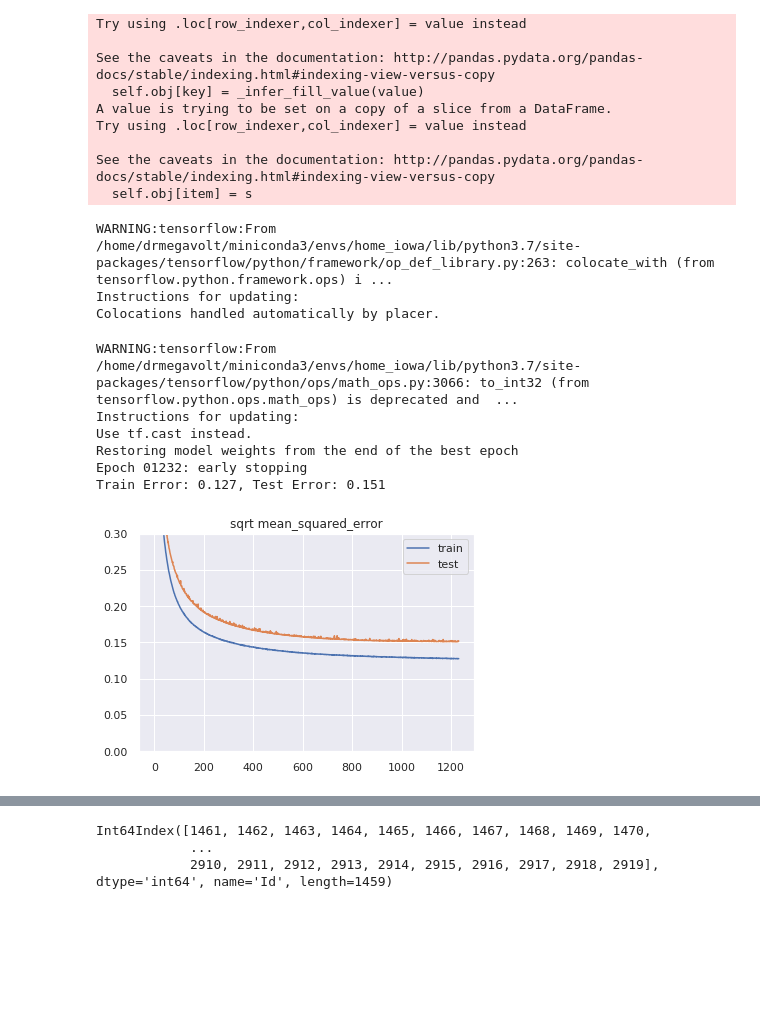
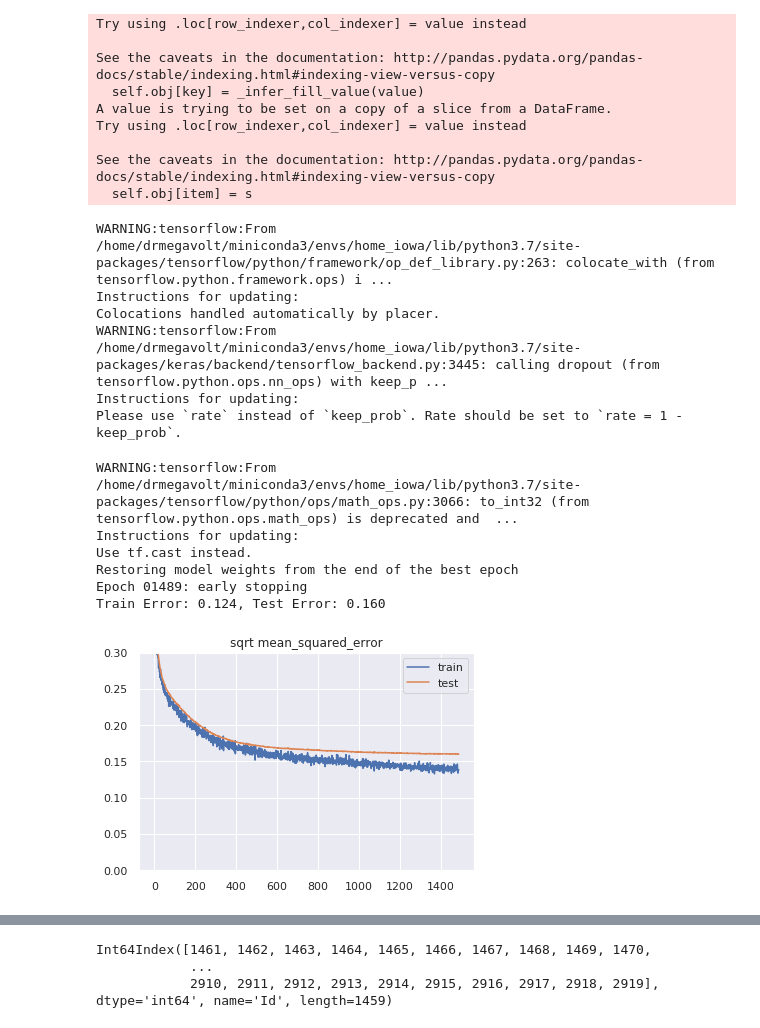
Before and after one commit to DrMegavolt/kaggle_house_iowa, a Jupyter notebook: TF_model.ipynb, the cells around one changed output, grey strips where cells are left out. Saved outputs shown, nothing was run; the diff lists cells and outputs as text; code cells hidden in the pictures; blank space fills up the shorter version.

```diff
--- a/TF_model.ipynb
+++ b/TF_model.ipynb
@@ -50,11 +51,15 @@ bath_pipeline = Pipeline([
 
 
 important_columns = [
-    'GrLivArea', 'YearBuilt', 'OverallQual','MSSubClass',
+    'GrLivArea', 'MasVnrArea', 'LotArea',  '1stFlrSF',
+
+    'YearBuilt','YearRemodAdd',
+
+    'OverallQual','MSSubClass',
     'Neighborhood', 'SaleType', 'SaleCondition',
-    'BldgType','LotFrontage','GarageCars',
+    'BldgType','LotFrontage','GarageCars','CentralAir',
     'PoolQC', 'BsmtQual','ExterQual', 'KitchenQual',
-    'MasVnrType', 'LotArea',  '1stFlrSF', 'HouseStyle'
+    'MasVnrType', 'HouseStyle'
 ]
 # No improovement
 # 'BldgType'
@@ -76,6 +81,7 @@ masVnrTypeTrans = DummiesTransformer(column='MasVnrType', keys=['BrkCmn', 'BrkFa
                                                                 'CBlock','None', 'Stone'])
 lotConfigTrans = DummiesTransformer(column='LotConfig', keys=['Inside', 'Corner', 'CulDSac',
                                                              'FR2', 'FR3'])
+aircTrans = DummiesTransformer(column='CentralAir', keys=['Y', 'N'])
 houseStyleTrans = DummiesTransformer(column='HouseStyle', keys=['1Story','1.5Fin','1.5Unf',
                                                                '2Story','2.5Fin','2.5Unf',
                                                                'SFoyer','SLvl'])
@@ -87,11 +93,12 @@ core_pipeline = Pipeline(
      ('DummiesNeighborhood', neigbTrans),
      ('DummiesSaleType', saleTypeTrans),
      ('DummiesBldgType',bdTypeTrans),
-     ('fillNaAsZero', FillNA(columns=['LotFrontage','GarageCars'], fill_value=0)),
+     ('fillNaAsZero', FillNA(columns=['LotFrontage','GarageCars','MasVnrArea'], fill_value=0)),
      ('fillNaAsNone', FillNA(columns=['BsmtQual','ExterQual','KitchenQual',
                                      'SaleCondition','MasVnrType'], fill_value='None')),
      ('LogLotFrontage', ApplyTransformer(fn=lambda x:np.log1p(x.LotFrontage), name='LotFrontage')),
      ('LogGrLivArea', ApplyTransformer(fn=lambda x:np.log1p(x.GrLivArea), name='GrLivArea')),
+     ('LogMasVnrArea', ApplyTransformer(fn=lambda x:np.log1p(x.GrLivArea), name='MasVnrArea')),
      ('Log1stFlrSF', ApplyTransformer(fn=lambda x:np.log1p(x['1stFlrSF']), name='1stFlrSF')),
      ('PoolQC_Exists', ApplyTransformer(fn=lambda x:0 if (pd.isnull(x['PoolQC'])) else 1, name='PoolQC')),
      ('BsmtQualTrans', bsmtQualTrans),
@@ -99,7 +106,8 @@ core_pipeline = Pipeline(
      ('kitQualTrans', kitQualTrans),
      ('saleCondTrans', saleCondTrans),
       ('houseStyletrans', houseStyleTrans),
-     ('masVnrTypeTrans',masVnrTypeTrans)
+     ('masVnrTypeTrans',masVnrTypeTrans),
+     ('aircTrans', aircTrans)
     ])
 
 pp = PandasFeatureUnion([
@@ -135,9 +143,11 @@ input_layer = Dense(20,
                     activation='relu',
                     kernel_initializer='normal')
 model.add(input_layer)
+model.add(Dropout(rate=0.1))
 
-model.add(Dense(100, activation='relu', kernel_initializer='normal') )
-# model.add(Dropout(rate=0.1))
+model.add(Dense(50, activation='relu', kernel_initializer='normal') )
+model.add(Dense(25, activation='relu', kernel_initializer='normal') )
+model.add(Dense(10, activation='relu', kernel_initializer='normal') )
 model.add(Dense(1, activation='linear'))
 
 optimizer = keras.optimizers.SGD(lr=0.001) #Adam(lr=0.0015);
@@ -147,42 +157,45 @@ model.compile(loss='mean_squared_error', optimizer=optimizer)
 WARNING:tensorflow:From /home/drmegavolt/miniconda3/envs/home_iowa/lib/python3.7/site-packages/tensorflow/python/framework/op_def_library.py:263: colocate_with (from tensorflow.python.framework.ops) i ...
 Instructions for updating:
 Colocations handled automatically by placer.
+WARNING:tensorflow:From /home/drmegavolt/miniconda3/envs/home_iowa/lib/python3.7/site-packages/keras/backend/tensorflow_backend.py:3445: calling dropout (from tensorflow.python.ops.nn_ops) with keep_p ...
+Instructions for updating:
+Please use `rate` instead of `keep_prob`. Rate should be set to `rate = 1 - keep_prob`.
 # %%
 
 trainX, testX, trainy, testy = train_test_split(X_train,
                                                     y_train,
-                                                    test_size=0.2,
+                                                    test_size=0.3,
                                                     random_state=1)
 
 trainX_ids = trainX.index
 scaler = preprocessing.MinMaxScaler(feature_range=(0, 1))
 scaler.fit(trainX)
 trainX= scaler.transform(trainX)
 testX= scaler.transform(testX)
 testData = X_test
 X_test=scaler.transform(X_test)
 # fit model
-early_stop = keras.callbacks.EarlyStopping(monitor='val_loss', min_delta=0.00001,
-                                           patience=60, verbose=1, mode='auto',
+early_stop = keras.callbacks.EarlyStopping(monitor='val_loss', min_delta=0.0001,
+                                           patience=100, verbose=1, mode='auto',
                                            baseline=None, restore_best_weights=True)
 tb_callback =keras.callbacks.TensorBoard(log_dir='./logs', histogram_freq=0,
                                          batch_size=32, write_graph=True,
                                          write_grads=True, write_images=True,
                                          embeddings_freq=0, embeddings_layer_names=None,
                                          embeddings_metadata=None, embeddings_data=None,
                                          update_freq='epoch')
 history = model.fit(trainX, trainy, validation_data=(testX, testy),
-                    epochs=3000, verbose=0, batch_size=32, callbacks=[early_stop, tb_callback])
+                    epochs=4000, verbose=0, batch_size=32, callbacks=[early_stop, tb_callback])
 
 drawTFModel(history, model, trainX, trainy, testX, testy)
 # %% [output]
 WARNING:tensorflow:From /home/drmegavolt/miniconda3/envs/home_iowa/lib/python3.7/site-packages/tensorflow/python/ops/math_ops.py:3066: to_int32 (from tensorflow.python.ops.math_ops) is deprecated and  ...
 Instructions for updating:
 Use tf.cast instead.
 Restoring model weights from the end of the best epoch
-Epoch 01232: early stopping
-Train Error: 0.127, Test Error: 0.151
+Epoch 01489: early stopping
+Train Error: 0.124, Test Error: 0.160
-[figure, old version]
+[figure, new version]
 # %%
 result = model.predict(X_test)
 dfR = pd.DataFrame(test_ids,columns=['Id'])
```
Also changed, not shown: parts of 13 cells of this notebook, 2 other files.
